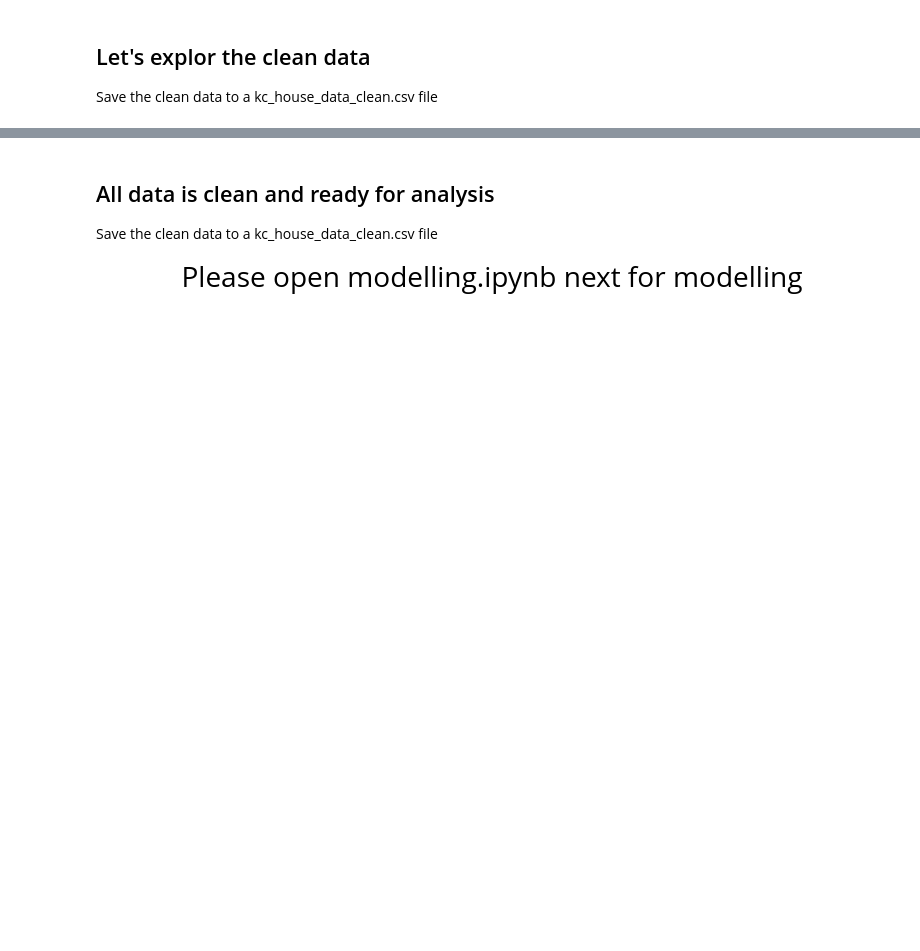
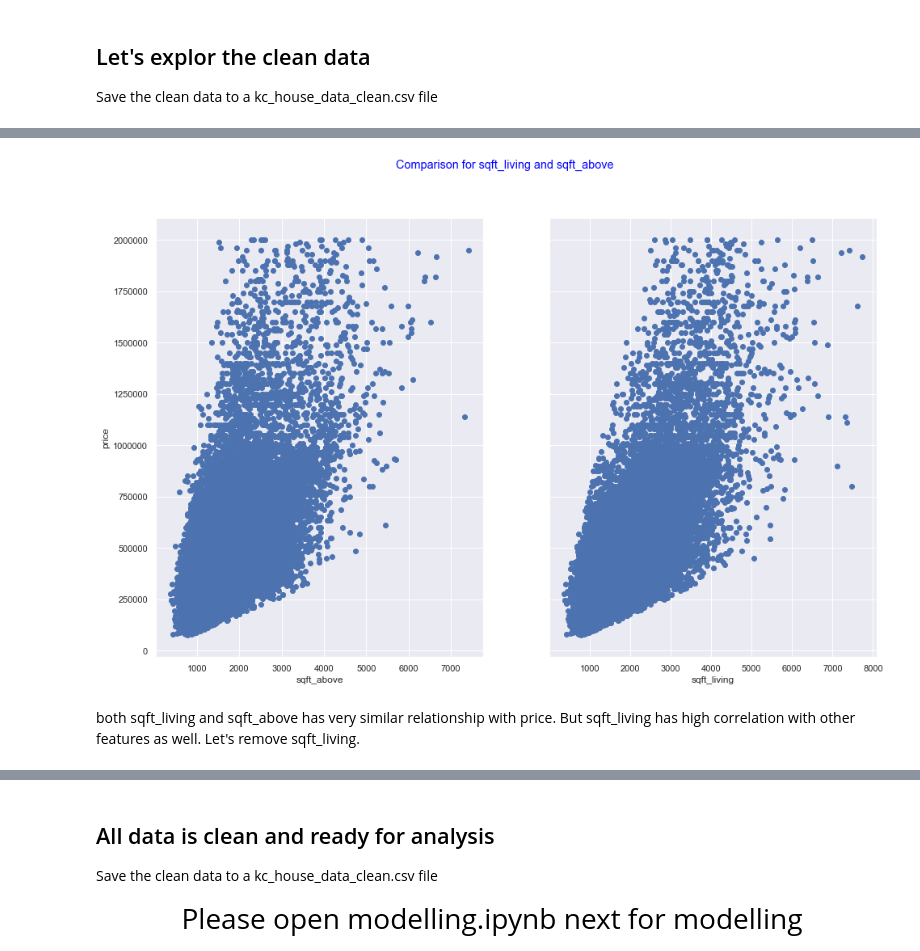
Before and after one commit to GitHub-ccd/Housing_price_regression_model_MOD_2, a Jupyter notebook: student.ipynb, the cells around one changed output, grey strips where cells are left out. Drawn from its saved outputs; the diff is of its cells as text; code cells hidden in the pictures; blank space fills up the shorter version.

```diff
--- a/student.ipynb
+++ b/student.ipynb
@@ -532,0 +486,18 @@ Index(['id', 'date', 'price', 'bedrooms', 'bathrooms', 'sqft_living',
+# %%
+fig, ax = plt.subplots(1,2,sharey=True)
+ax[0].scatter(df.sqft_above, df.price)
+#ax[0].hist(data_param[x])
+ax[0].set_xlabel("sqft_above")
+ax[0].set_ylabel("price")
+
+ax[1].scatter(df.sqft_living, df.price)
+#ax[1].hist(data_param[x].apply(np.log))
+ax[1].set_xlabel("sqft_living")
+#ax[1].set_ylabel("price")
+
+plt.suptitle("Comparison for sqft_living and sqft_above",color='blue')
+plt.show();
+# %% [output]
+[figure, added]
+# %% [markdown]
+both sqft_living and sqft_above has very similar relationship with price. But sqft_living has high correlation with other features as well. Let's remove sqft_living.
```
Also changed, not shown: parts of 30 cells of this notebook, 25 other files.
